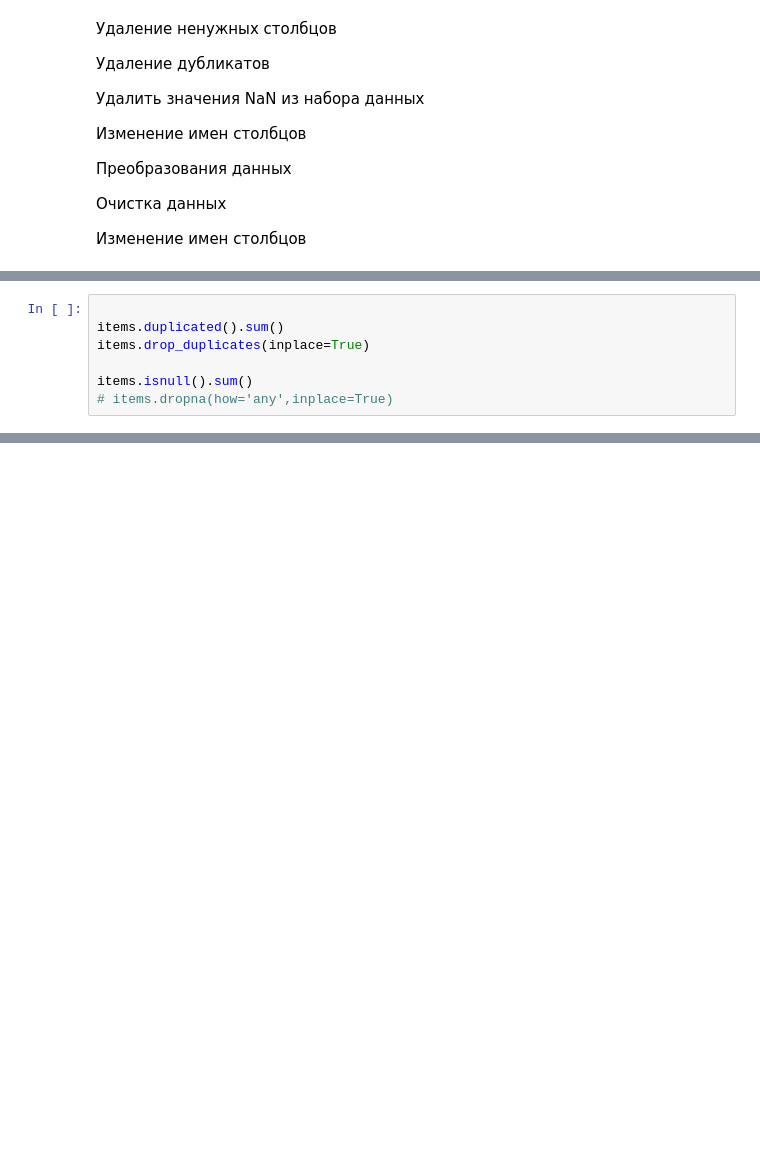
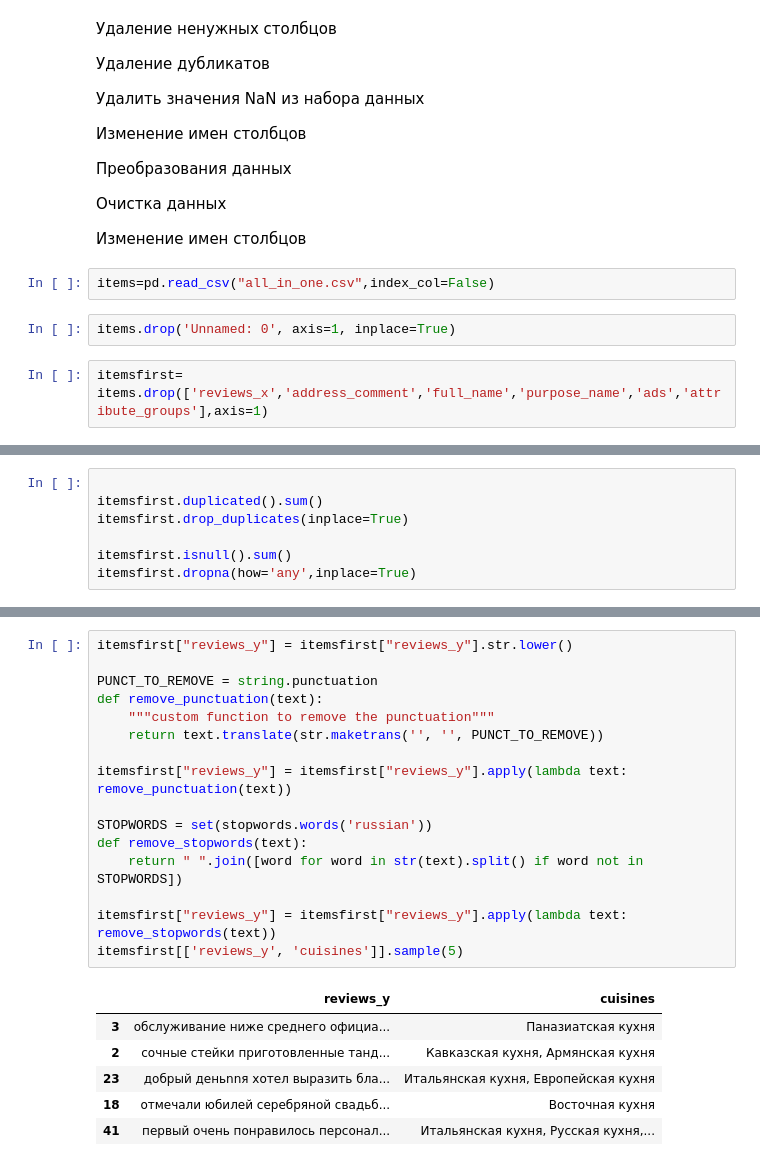
Before and after one commit to nastirlex/Catering-Dishes-Helper-android-app, a Jupyter notebook: DS/recomendation_system.ipynb, the cells around one changed output, grey strips where cells are left out. Drawn from its saved outputs; the diff is of its cells as text; blank space fills up the shorter version.

```diff
--- a/DS/recomendation_system.ipynb
+++ b/DS/recomendation_system.ipynb
@@ -54,3 +32,9 @@ items
 Очистка данных
 
 Изменение имен столбцов
+# %%
+items=pd.read_csv("all_in_one.csv",index_col=False)
+# %%
+items.drop('Unnamed: 0', axis=1, inplace=True)
+# %%
+itemsfirst= items.drop(['reviews_x','address_comment','full_name','purpose_name','ads','attribute_groups'],axis=1)
@@ -57,7 +61,7 @@ items
 # %%
 
-items.duplicated().sum()
-items.drop_duplicates(inplace=True)
+itemsfirst.duplicated().sum()
+itemsfirst.drop_duplicates(inplace=True)
 
-items.isnull().sum()
-# items.dropna(how='any',inplace=True)
+itemsfirst.isnull().sum()
+itemsfirst.dropna(how='any',inplace=True)
@@ -100,0 +97,23 @@ items
+# %%
+itemsfirst["reviews_y"] = itemsfirst["reviews_y"].str.lower()
+
+PUNCT_TO_REMOVE = string.punctuation
+def remove_punctuation(text):
+    """custom function to remove the punctuation"""
+    return text.translate(str.maketrans('', '', PUNCT_TO_REMOVE))
+
+itemsfirst["reviews_y"] = itemsfirst["reviews_y"].apply(lambda text: remove_punctuation(text))
+
+STOPWORDS = set(stopwords.words('russian'))
+def remove_stopwords(text):
+    return " ".join([word for word in str(text).split() if word not in STOPWORDS])
+
+itemsfirst["reviews_y"] = itemsfirst["reviews_y"].apply(lambda text: remove_stopwords(text))
+itemsfirst[['reviews_y', 'cuisines']].sample(5)
+# %% [output]
+|  | reviews_y | cuisines |
+| 3 | обслуживание ниже среднего официа... | Паназиатская кухня |
+| 2 | сочные стейки приготовленные танд... | Кавказская кухня, Армянская кухня |
+| 23 | добрый деньnnя хотел выразить бла... | Итальянская кухня, Европейская кухня |
+| 18 | отмечали юбилей серебряной свадьб... | Восточная кухня |
+| 41 | первый очень понравилось персонал... | Итальянская кухня, Русская кухня,... |
```
Also changed, not shown: parts of 14 cells of this notebook.
